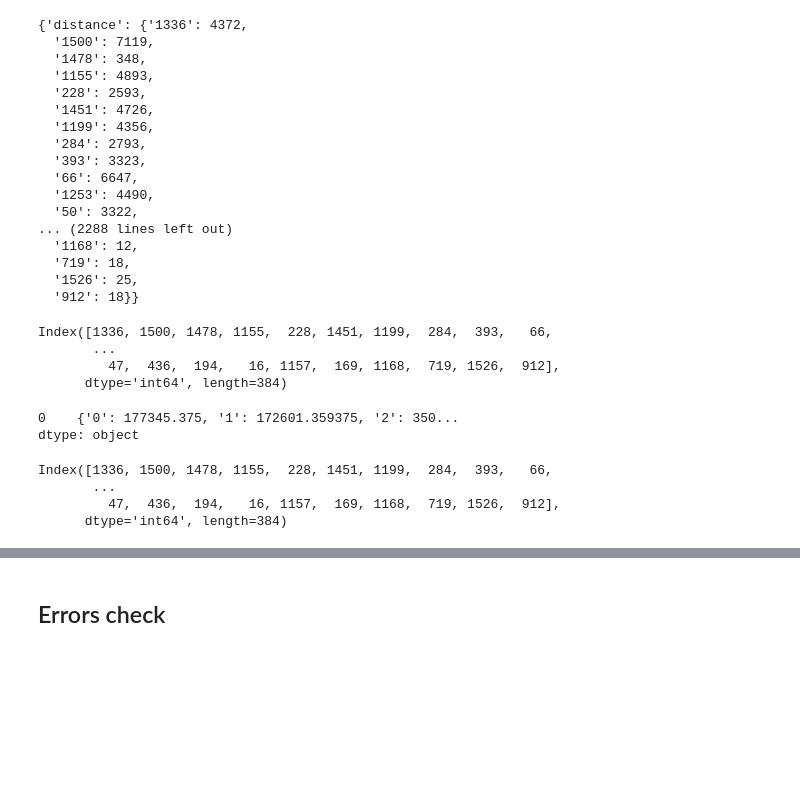
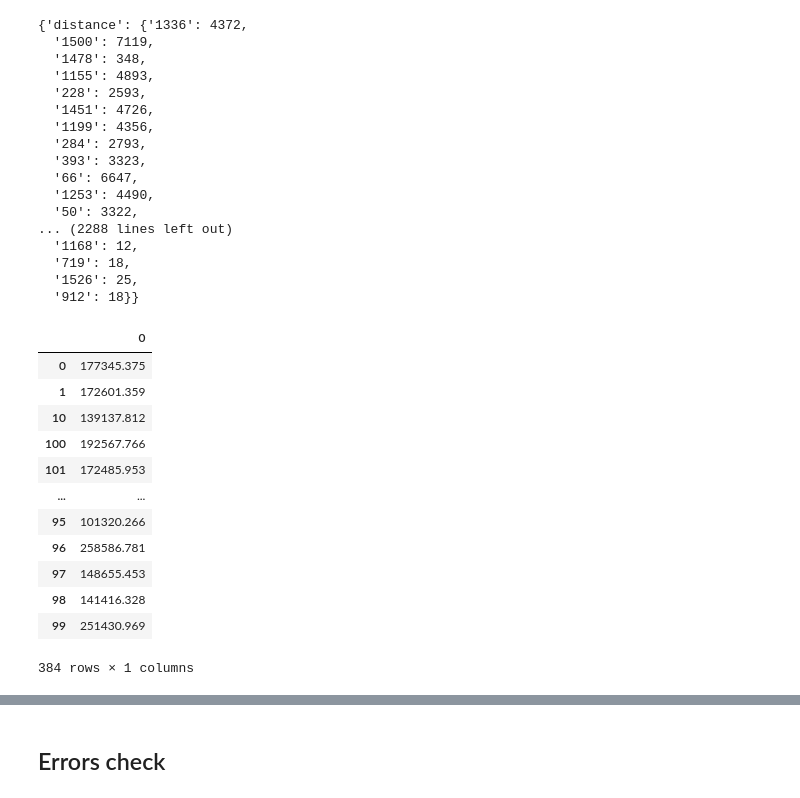
Before and after one commit to rvegrc/transport, a Jupyter notebook: transport_price.ipynb, the cells around one changed output, grey strips where cells are left out. Saved outputs shown, nothing was run; the diff lists cells and outputs as text; code cells hidden in the pictures; blank space fills up the shorter version.

```diff
--- a/transport_price.ipynb
+++ b/transport_price.ipynb
@@ -650,29 +655,28 @@ output_dict.json()
   '912': 18}}
 # %%
 output_records = requests.post('http://localhost:8000/xout_records', json=X_test.to_dict(orient='records'))
-# %%
-X_test.index
-# %% [output]
-Index([1336, 1500, 1478, 1155,  228, 1451, 1199,  284,  393,   66,
-       ...
-         47,  436,  194,   16, 1157,  169, 1168,  719, 1526,  912],
-      dtype='int64', length=384)
 # %%
 
 predict_test = requests.post('http://localhost:8000/predict', json=X_test.to_dict(orient='list'))
-y_pred = pd.Series(json.loads(predict_test.text))
-# y_pred = pd.Series(predict_test.json())
-predict_test.json()
-y_pred
- # index from X_test to y_pred
-# predict_test.text
+# y_pred = pd.Series(json.loads(predict_test.text))
+# # y_pred = pd.Series(predict_test.json())
+# predict_test.json()
+# y_pred
+#  # index from X_test to y_pred
+# # predict_test.text
-# %% [output]
-0    {'0': 177345.375, '1': 172601.359375, '2': 350...
-dtype: object
-# %%
-X_test.index
-# %% [output]
-Index([1336, 1500, 1478, 1155,  228, 1451, 1199,  284,  393,   66,
-       ...
-         47,  436,  194,   16, 1157,  169, 1168,  719, 1526,  912],
-      dtype='int64', length=384)
+# %%
+pd.DataFrame.from_dict(predict_test.json())
+# %% [output]
+|  | 0 |
+| 0 | 177345.375 |
+| 1 | 172601.359 |
+| 10 | 139137.812 |
+| 100 | 192567.766 |
+| 101 | 172485.953 |
+| ... | ... |
+| 95 | 101320.266 |
+| 96 | 258586.781 |
+| 97 | 148655.453 |
+| 98 | 141416.328 |
+| 99 | 251430.969 |
+384 rows × 1 columns
```
Also changed, not shown: parts of 7 cells of this notebook, 3 other files.
